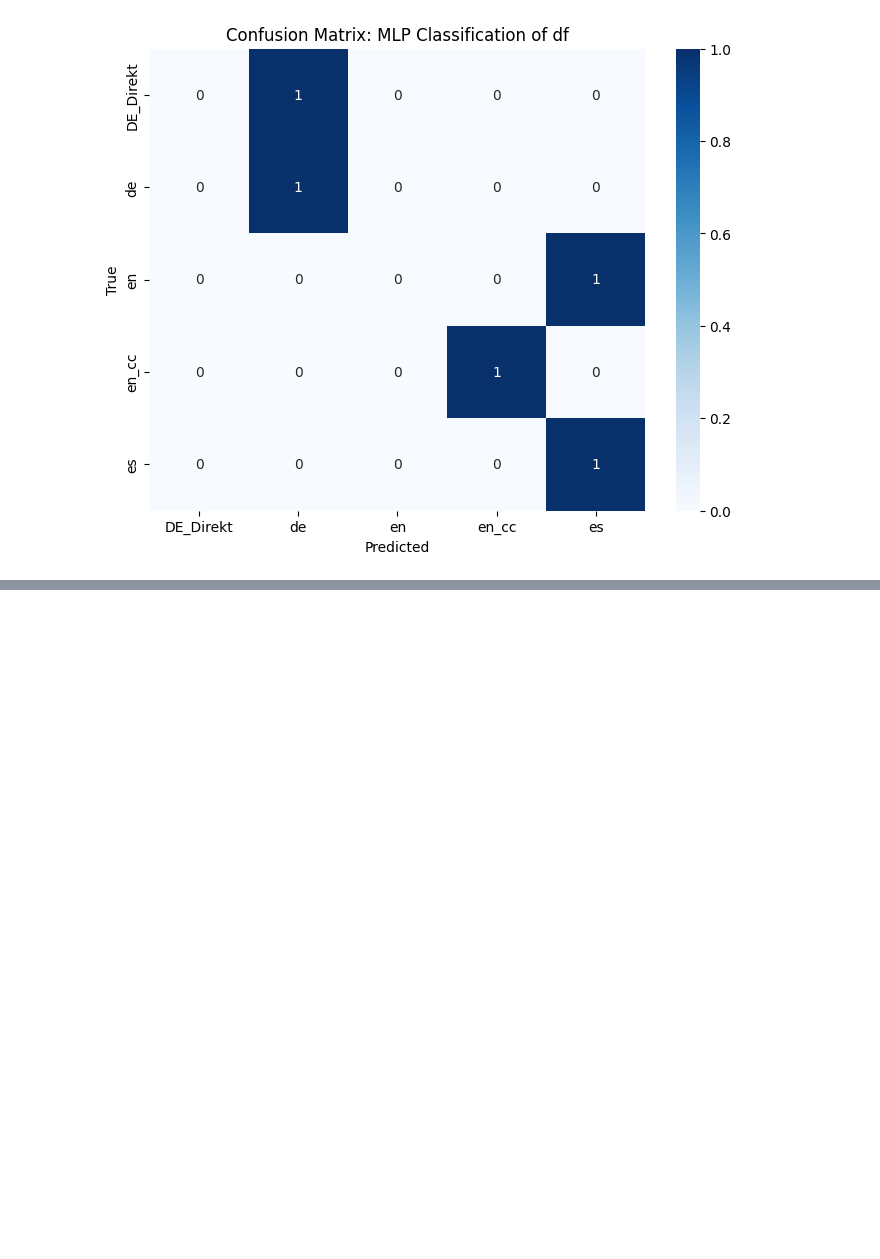
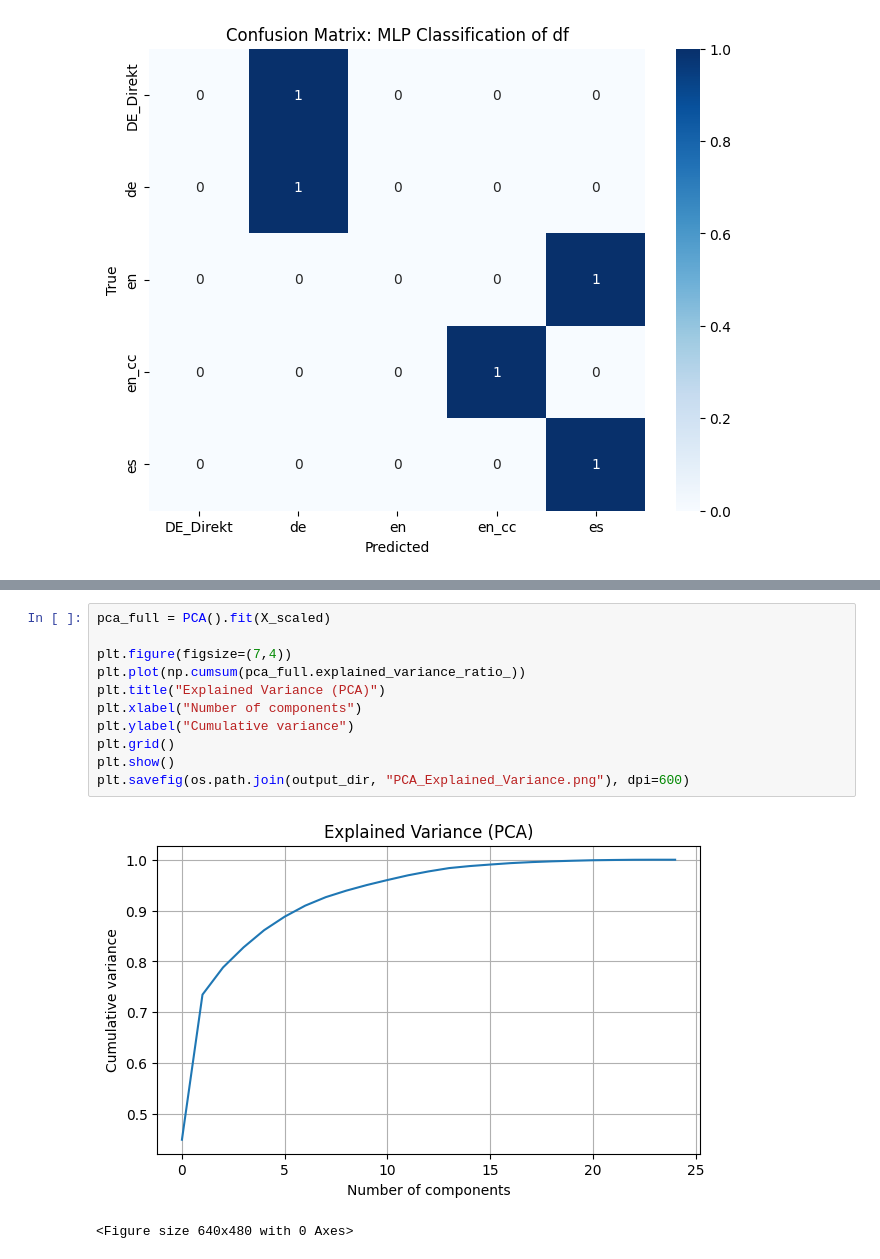
Before and after one commit to happy522/Analysis-of-Subtitles, a Jupyter notebook: subtitles_analysis.ipynb, the cells around one changed output, grey strips where cells are left out. Drawn from its saved outputs; the diff is of its cells as text; blank space fills up the shorter version.

```diff
--- a/subtitles_analysis.ipynb
+++ b/subtitles_analysis.ipynb
@@ -492,0 +515,14 @@ df
+# %%
+pca_full = PCA().fit(X_scaled)
+
+plt.figure(figsize=(7,4))
+plt.plot(np.cumsum(pca_full.explained_variance_ratio_))
+plt.title("Explained Variance (PCA)")
+plt.xlabel("Number of components")
+plt.ylabel("Cumulative variance")
+plt.grid()
+plt.show()
+plt.savefig(os.path.join(output_dir, "PCA_Explained_Variance.png"), dpi=600)
+# %% [output]
+[figure, added]
+<Figure size 640x480 with 0 Axes>
```
Also changed, not shown: parts of 15 cells of this notebook, 7 other files.
